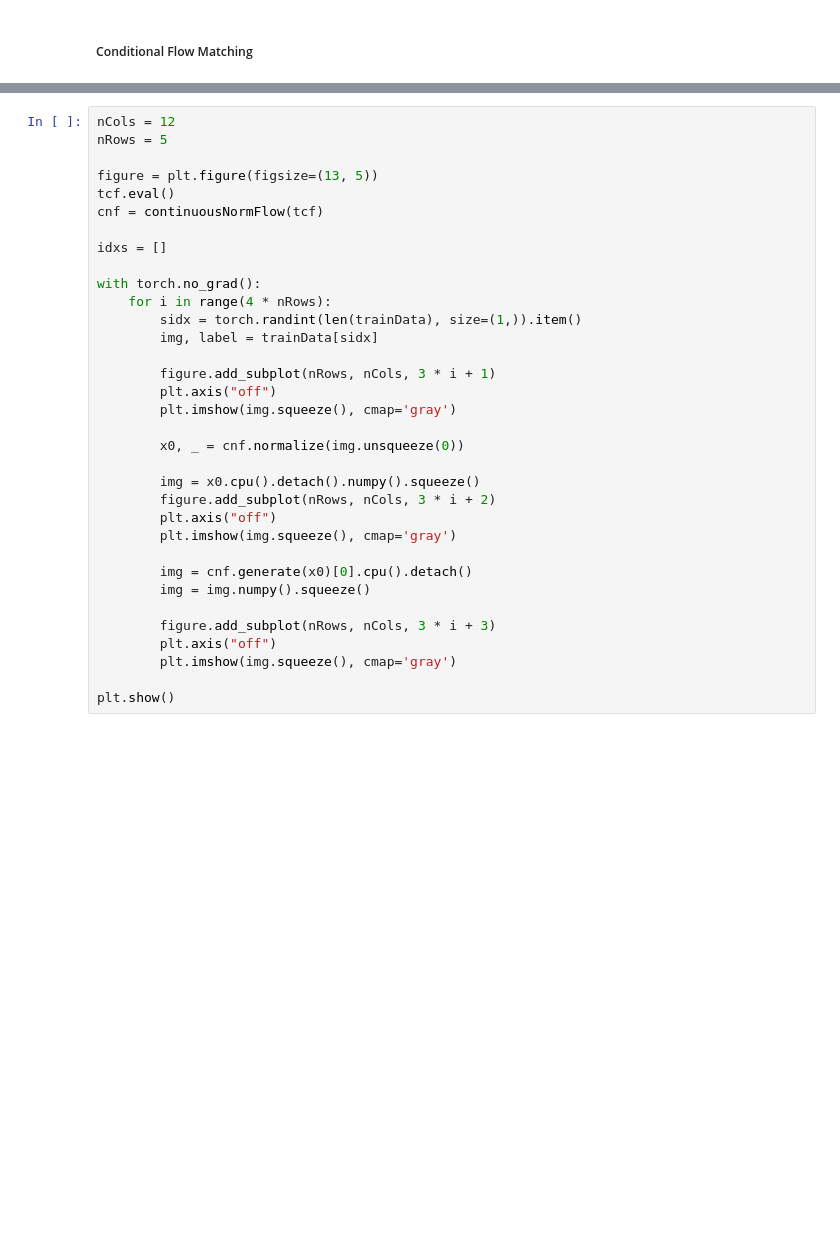
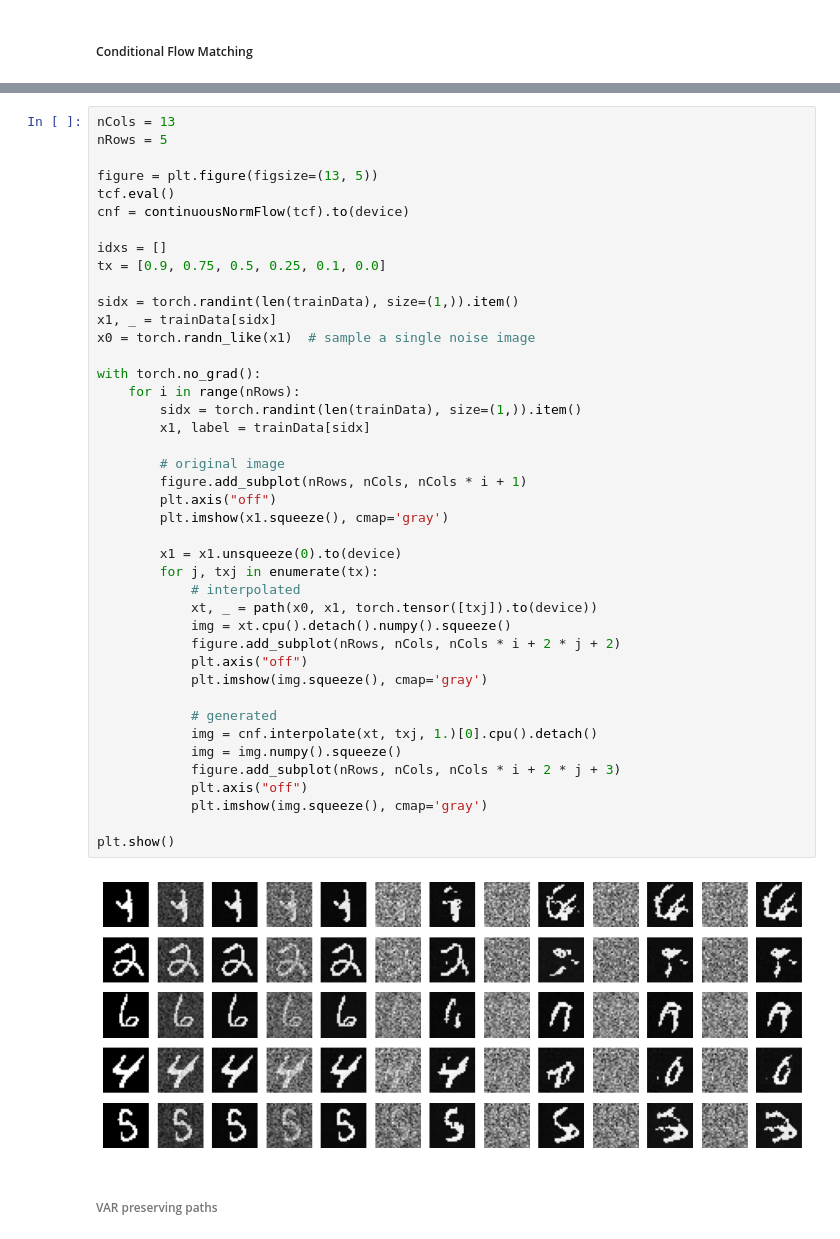
Before and after one commit to raghavsubbarao/svipy, a Jupyter notebook: notebooks/5_flowmatching.ipynb, the cells around one changed output, grey strips where cells are left out. Saved outputs shown, nothing was run; the diff lists cells and outputs as text; blank space fills up the shorter version.

```diff
--- a/notebooks/5_flowmatching.ipynb
+++ b/notebooks/5_flowmatching.ipynb
@@ -166,34 +169,46 @@ plt.show()
 # %%
-nCols = 12
+nCols = 13
 nRows = 5
 
 figure = plt.figure(figsize=(13, 5))
 tcf.eval()
-cnf = continuousNormFlow(tcf)
+cnf = continuousNormFlow(tcf).to(device)
 
 idxs = []
+tx = [0.9, 0.75, 0.5, 0.25, 0.1, 0.0]
+
+sidx = torch.randint(len(trainData), size=(1,)).item()
+x1, _ = trainData[sidx]
+x0 = torch.randn_like(x1)  # sample a single noise image
 
 with torch.no_grad():
-    for i in range(4 * nRows):
+    for i in range(nRows):
         sidx = torch.randint(len(trainData), size=(1,)).item()
-        img, label = trainData[sidx]
+        x1, label = trainData[sidx]
 
-        figure.add_subplot(nRows, nCols, 3 * i + 1)
+        # original image
+        figure.add_subplot(nRows, nCols, nCols * i + 1)
         plt.axis("off")
-        plt.imshow(img.squeeze(), cmap='gray')
+        plt.imshow(x1.squeeze(), cmap='gray')
 
-        x0, _ = cnf.normalize(img.unsqueeze(0))
+        x1 = x1.unsqueeze(0).to(device)
+        for j, txj in enumerate(tx):
+            # interpolated
+            xt, _ = path(x0, x1, torch.tensor([txj]).to(device))
+            img = xt.cpu().detach().numpy().squeeze()
+            figure.add_subplot(nRows, nCols, nCols * i + 2 * j + 2)
+            plt.axis("off")
+            plt.imshow(img.squeeze(), cmap='gray')
 
-        img = x0.cpu().detach().numpy().squeeze()
-        figure.add_subplot(nRows, nCols, 3 * i + 2)
-        plt.axis("off")
-        plt.imshow(img.squeeze(), cmap='gray')
-
-        img = cnf.generate(x0)[0].cpu().detach()
-        img = img.numpy().squeeze()
-
-        figure.add_subplot(nRows, nCols, 3 * i + 3)
-        plt.axis("off")
-        plt.imshow(img.squeeze(), cmap='gray')
+            # generated
+            img = cnf.interpolate(xt, txj, 1.)[0].cpu().detach()
+            img = img.numpy().squeeze()
+            figure.add_subplot(nRows, nCols, nCols * i + 2 * j + 3)
+            plt.axis("off")
+            plt.imshow(img.squeeze(), cmap='gray')
 
 plt.show()
+# %% [output]
+[figure, added]
+# %% [markdown]
+###### VAR preserving paths
```
Also changed, not shown: parts of 13 cells of this notebook, 1 other file.
